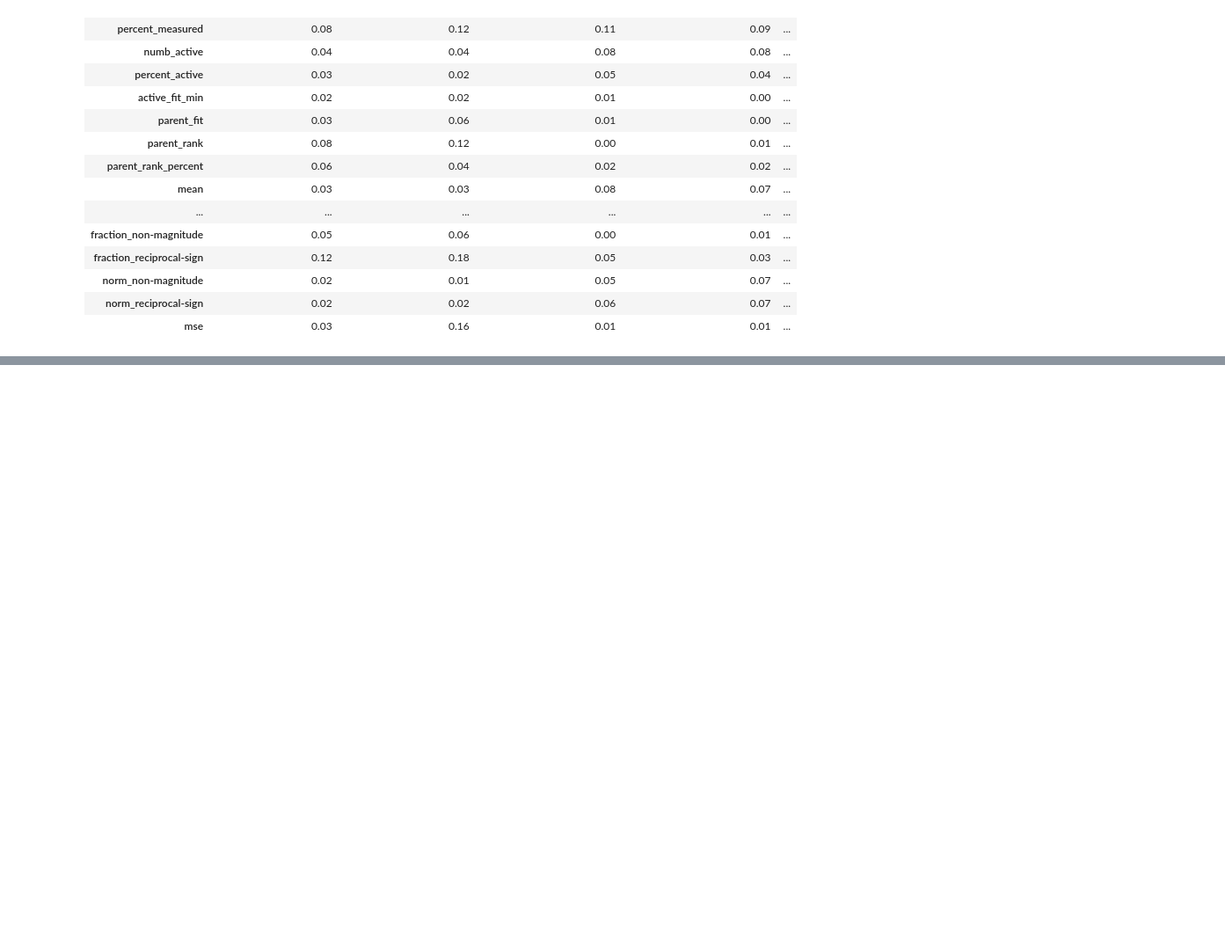
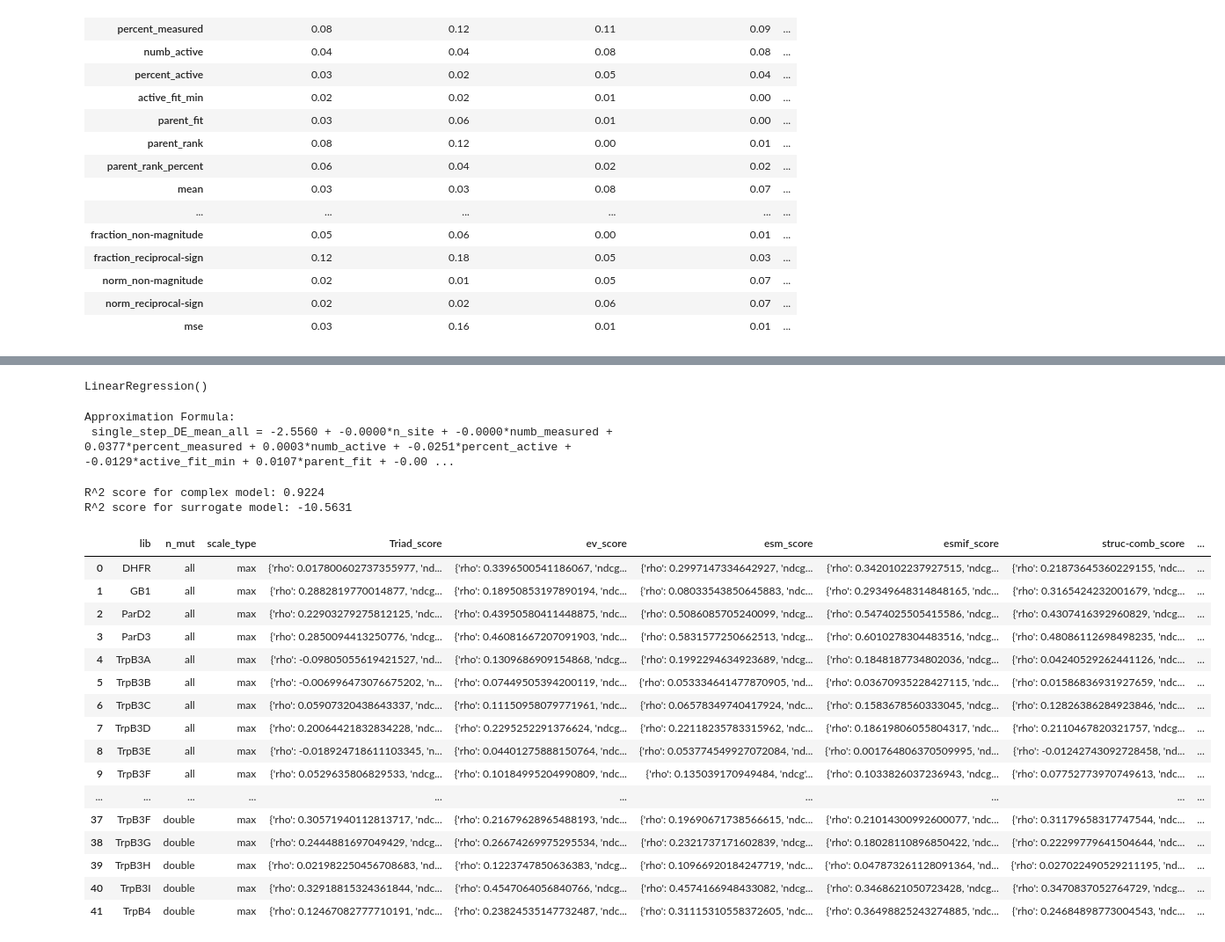
Before and after one commit to fhalab/SSMuLA, a Jupyter notebook: sandbox/fit_factor.ipynb, the cells around one changed output, grey strips where cells are left out. Shown at 88% size. Drawn from its saved outputs; the diff is of its cells as text; code cells hidden in the pictures; blank space fills up the shorter version.

```diff
--- a/sandbox/fit_factor.ipynb
+++ b/sandbox/fit_factor.ipynb
@@ -177,0 +157,57 @@ styled_df
+# %%
+from sklearn.linear_model import LinearRegression
+
+# Train a linear regression model as the surrogate
+surrogate_model = LinearRegression()
+surrogate_model.fit(X_train, model.predict(X_train))  # Use predictions as the target
+# %% [output]
+LinearRegression()
+# %%
+# Coefficients and intercept
+coefficients = surrogate_model.coef_
+intercept = surrogate_model.intercept_
+
+# Create formula
+formula = f"single_step_DE_mean_all = {intercept:.4f} + " + " + ".join(f"{coef:.4f}*{name}" for coef, name in zip(coefficients, LANDSCAPE_ATTRIBUTES))
+print("Approximation Formula:\n", formula)
+# %% [output]
+Approximation Formula:
+ single_step_DE_mean_all = -2.5560 + -0.0000*n_site + -0.0000*numb_measured + 0.0377*percent_measured + 0.0003*numb_active + -0.0251*percent_active + -0.0129*active_fit_min + 0.0107*parent_fit + -0.00 ...
+# %%
+import numpy as np
+from sklearn.metrics import r2_score
+
+# Predictions from both models
+y_pred_complex = model.predict(X_test)
+y_pred_surrogate = surrogate_model.predict(X_test)
+
+# Calculate R-squared score
+r2_complex = r2_score(y_test, y_pred_complex)
+r2_surrogate = r2_score(y_test, y_pred_surrogate)
+
+print(f"R^2 score for complex model: {r2_complex:.4f}")
+print(f"R^2 score for surrogate model: {r2_surrogate:.4f}")
+# %% [output]
+R^2 score for complex model: 0.9224
+R^2 score for surrogate model: -10.5631
+# %%
+zs_df = pd.read_csv("results/zs_sum/none/zs_stat_scale2max.csv")
+zs_df
+# %% [output]
+|  | lib | n_mut | scale_type | Triad_score | ev_score | esm_score | esmif_score | struc-comb_score | ... |
+| 0 | DHFR | all | max | {'rho': 0.017800602737355977, 'nd... | {'rho': 0.3396500541186067, 'ndcg... | {'rho': 0.2997147334642927, 'ndcg... | {'rho': 0.3420102237927515, 'ndcg... | {'rho': 0.21873645360229155, 'ndc... | ... |
+| 1 | GB1 | all | max | {'rho': 0.2882819770014877, 'ndcg... | {'rho': 0.18950853197890194, 'ndc... | {'rho': 0.08033543850645883, 'ndc... | {'rho': 0.29349648314848165, 'ndc... | {'rho': 0.3165424232001679, 'ndcg... | ... |
+| 2 | ParD2 | all | max | {'rho': 0.22903279275812125, 'ndc... | {'rho': 0.43950580411448875, 'ndc... | {'rho': 0.5086085705240099, 'ndcg... | {'rho': 0.5474025505415586, 'ndcg... | {'rho': 0.4307416392960829, 'ndcg... | ... |
+| 3 | ParD3 | all | max | {'rho': 0.2850094413250776, 'ndcg... | {'rho': 0.46081667207091903, 'ndc... | {'rho': 0.5831577250662513, 'ndcg... | {'rho': 0.6010278304483516, 'ndcg... | {'rho': 0.48086112698498235, 'ndc... | ... |
+| 4 | TrpB3A | all | max | {'rho': -0.09805055619421527, 'nd... | {'rho': 0.1309686909154868, 'ndcg... | {'rho': 0.1992294634923689, 'ndcg... | {'rho': 0.1848187734802036, 'ndcg... | {'rho': 0.04240529262441126, 'ndc... | ... |
+| 5 | TrpB3B | all | max | {'rho': -0.006996473076675202, 'n... | {'rho': 0.07449505394200119, 'ndc... | {'rho': 0.053334641477870905, 'nd... | {'rho': 0.03670935228427115, 'ndc... | {'rho': 0.01586836931927659, 'ndc... | ... |
+| 6 | TrpB3C | all | max | {'rho': 0.05907320438643337, 'ndc... | {'rho': 0.11150958079771961, 'ndc... | {'rho': 0.06578349740417924, 'ndc... | {'rho': 0.1583678560333045, 'ndcg... | {'rho': 0.12826386284923846, 'ndc... | ... |
+| 7 | TrpB3D | all | max | {'rho': 0.20064421832834228, 'ndc... | {'rho': 0.2295252291376624, 'ndcg... | {'rho': 0.22118235783315962, 'ndc... | {'rho': 0.18619806055804317, 'ndc... | {'rho': 0.2110467820321757, 'ndcg... | ... |
+| 8 | TrpB3E | all | max | {'rho': -0.018924718611103345, 'n... | {'rho': 0.04401275888150764, 'ndc... | {'rho': 0.053774549927072084, 'nd... | {'rho': 0.001764806370509995, 'nd... | {'rho': -0.01242743092728458, 'nd... | ... |
+| 9 | TrpB3F | all | max | {'rho': 0.0529635806829533, 'ndcg... | {'rho': 0.10184995204990809, 'ndc... | {'rho': 0.135039170949484, 'ndcg'... | {'rho': 0.1033826037236943, 'ndcg... | {'rho': 0.07752773970749613, 'ndc... | ... |
+| ... | ... | ... | ... | ... | ... | ... | ... | ... | ... |
+| 37 | TrpB3F | double | max | {'rho': 0.30571940112813717, 'ndc... | {'rho': 0.21679628965488193, 'ndc... | {'rho': 0.19690671738566615, 'ndc... | {'rho': 0.21014300992600077, 'ndc... | {'rho': 0.31179658317747544, 'ndc... | ... |
+| 38 | TrpB3G | double | max | {'rho': 0.2444881697049429, 'ndcg... | {'rho': 0.26674269975295534, 'ndc... | {'rho': 0.2321737171602839, 'ndcg... | {'rho': 0.18028110896850422, 'ndc... | {'rho': 0.22299779641504644, 'ndc... | ... |
+| 39 | TrpB3H | double | max | {'rho': 0.021982250456708683, 'nd... | {'rho': 0.1223747850636383, 'ndcg... | {'rho': 0.10966920184247719, 'ndc... | {'rho': 0.047873261128091364, 'nd... | {'rho': 0.027022490529211195, 'nd... | ... |
+| 40 | TrpB3I | double | max | {'rho': 0.32918815324361844, 'ndc... | {'rho': 0.4547064056840766, 'ndcg... | {'rho': 0.4574166948433082, 'ndcg... | {'rho': 0.3468621050723428, 'ndcg... | {'rho': 0.3470837052764729, 'ndcg... | ... |
+| 41 | TrpB4 | double | max | {'rho': 0.12467082777710191, 'ndc... | {'rho': 0.23824535147732487, 'ndc... | {'rho': 0.31115310558372605, 'ndc... | {'rho': 0.36498825243274885, 'ndc... | {'rho': 0.24684898773004543, 'ndc... | ... |
```
Also changed, not shown: parts of 4 cells of this notebook, 2 other files.
